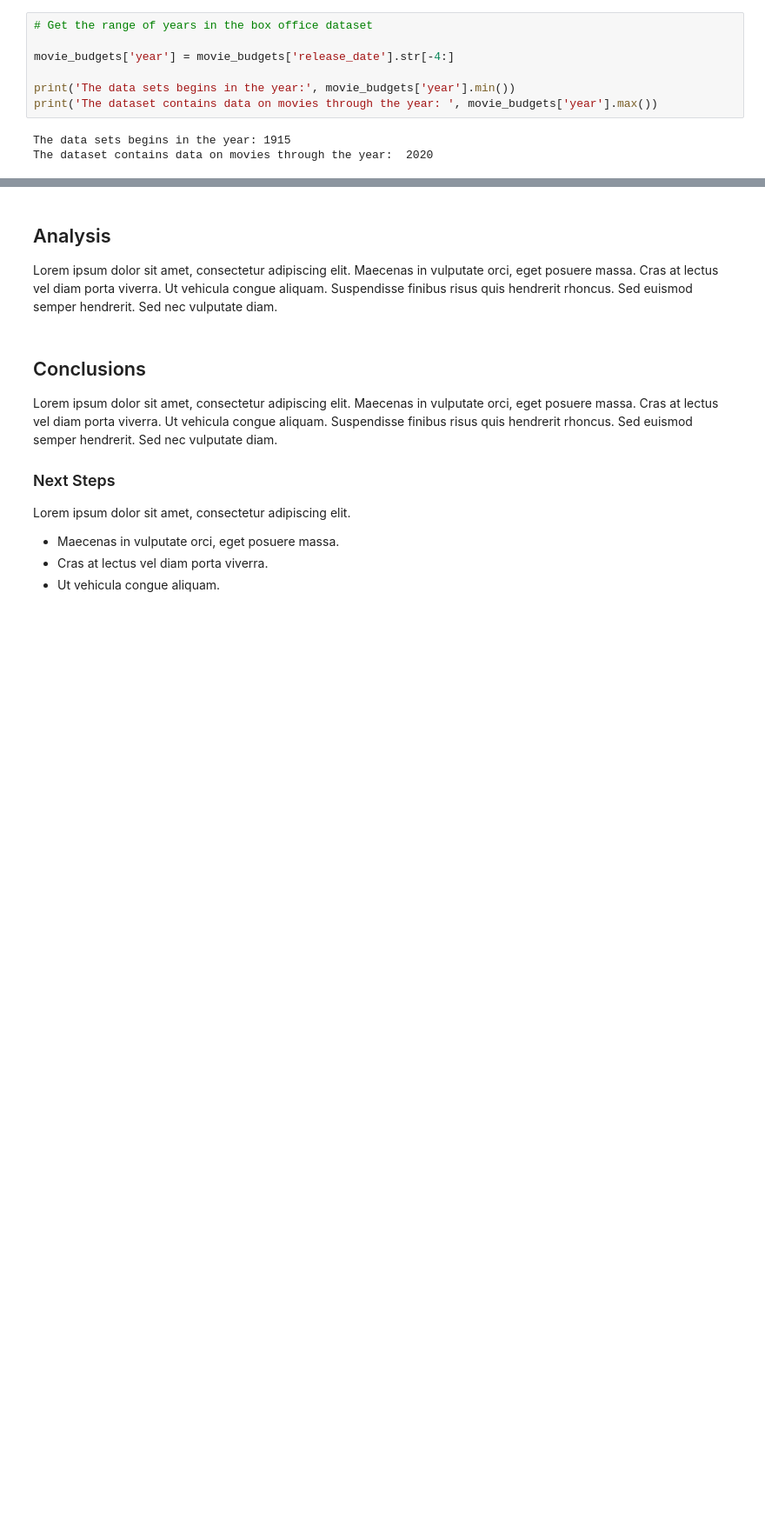
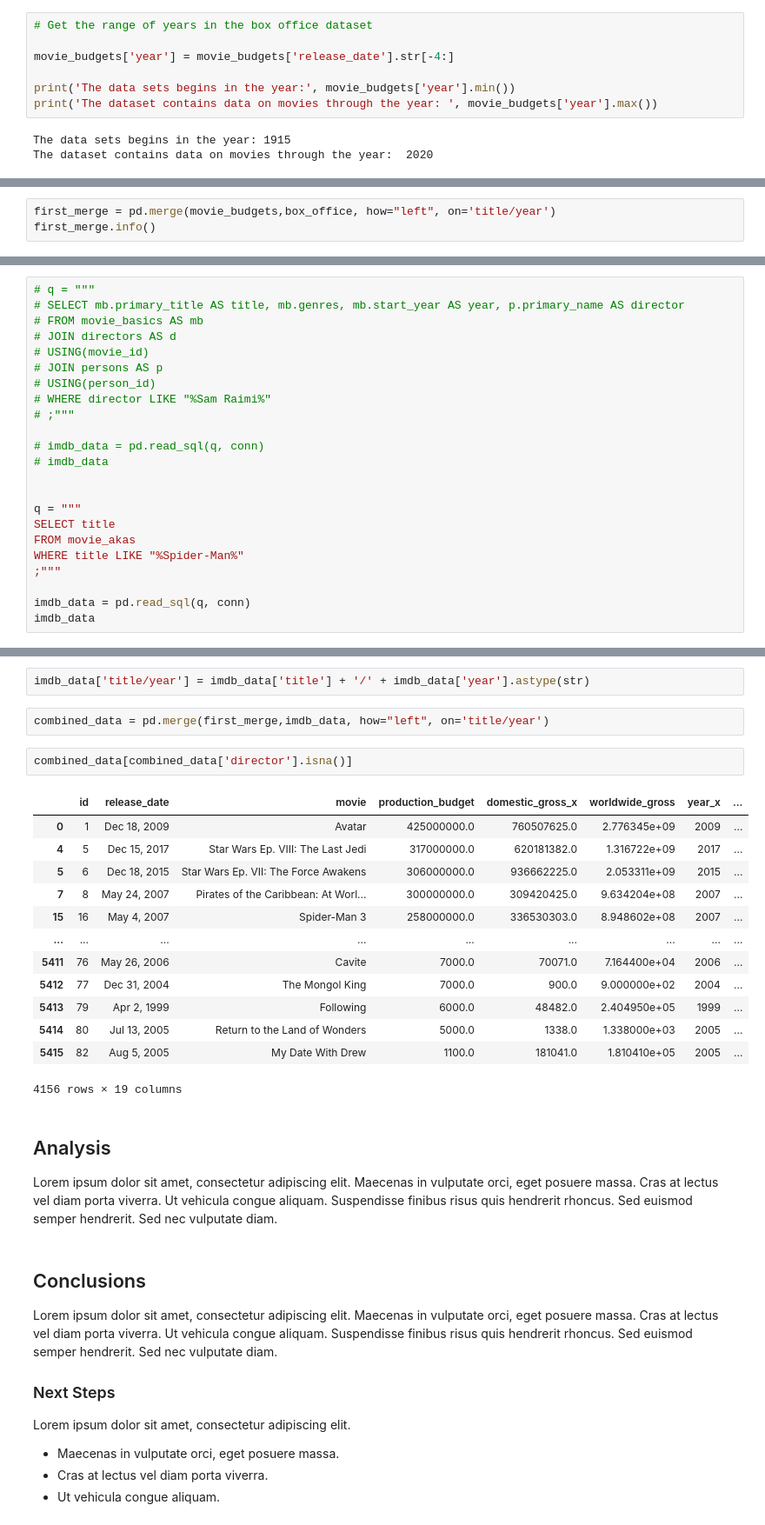
Before and after one commit to robertharrow/microsoft-movie-studio-analysis, a Jupyter notebook: microsoft_movie_studio_analysis.ipynb, the cells around one changed output, grey strips where cells are left out. Shown at 87% size. Drawn from its saved outputs; the diff is of its cells as text; blank space fills up the shorter version.

Commit message:
Completed first session of data cleaning

```diff
--- a/microsoft_movie_studio_analysis.ipynb
+++ b/microsoft_movie_studio_analysis.ipynb
@@ -161,0 +316,3 @@ Lorem ipsum dolor sit amet, consectetur adipiscing elit.
+# %%
+first_merge = pd.merge(movie_budgets,box_office, how="left", on='title/year')
+first_merge.info()
@@ -161,0 +339,23 @@ Lorem ipsum dolor sit amet, consectetur adipiscing elit.
+# %%
+# q = """
+# SELECT mb.primary_title AS title, mb.genres, mb.start_year AS year, p.primary_name AS director
+# FROM movie_basics AS mb
+# JOIN directors AS d
+# USING(movie_id)
+# JOIN persons AS p
+# USING(person_id)
+# WHERE director LIKE "%Sam Raimi%"
+# ;"""
+
+# imdb_data = pd.read_sql(q, conn)
+# imdb_data
+
+
+q = """
+SELECT title
+FROM movie_akas
+WHERE title LIKE "%Spider-Man%"
+;"""
+
+imdb_data = pd.read_sql(q, conn)
+imdb_data
@@ -162,3 +376,23 @@ Lorem ipsum dolor sit amet, consectetur adipiscing elit.
+# %%
+imdb_data['title/year'] = imdb_data['title'] + '/' + imdb_data['year'].astype(str)
+# %%
+combined_data = pd.merge(first_merge,imdb_data, how="left", on='title/year')
+# %%
+combined_data[combined_data['director'].isna()]
+# %% [output]
+|  | id | release_date | movie | production_budget | domestic_gross_x | worldwide_gross | year_x | ... |
+| 0 | 1 | Dec 18, 2009 | Avatar | 425000000.0 | 760507625.0 | 2.776345e+09 | 2009 | ... |
+| 4 | 5 | Dec 15, 2017 | Star Wars Ep. VIII: The Last Jedi | 317000000.0 | 620181382.0 | 1.316722e+09 | 2017 | ... |
+| 5 | 6 | Dec 18, 2015 | Star Wars Ep. VII: The Force Awakens | 306000000.0 | 936662225.0 | 2.053311e+09 | 2015 | ... |
+| 7 | 8 | May 24, 2007 | Pirates of the Caribbean: At Worl... | 300000000.0 | 309420425.0 | 9.634204e+08 | 2007 | ... |
+| 15 | 16 | May 4, 2007 | Spider-Man 3 | 258000000.0 | 336530303.0 | 8.948602e+08 | 2007 | ... |
+| ... | ... | ... | ... | ... | ... | ... | ... | ... |
+| 5411 | 76 | May 26, 2006 | Cavite | 7000.0 | 70071.0 | 7.164400e+04 | 2006 | ... |
+| 5412 | 77 | Dec 31, 2004 | The Mongol King | 7000.0 | 900.0 | 9.000000e+02 | 2004 | ... |
+| 5413 | 79 | Apr 2, 1999 | Following | 6000.0 | 48482.0 | 2.404950e+05 | 1999 | ... |
+| 5414 | 80 | Jul 13, 2005 | Return to the Land of Wonders | 5000.0 | 1338.0 | 1.338000e+03 | 2005 | ... |
+| 5415 | 82 | Aug 5, 2005 | My Date With Drew | 1100.0 | 181041.0 | 1.810410e+05 | 2005 | ... |
+4156 rows × 19 columns
 # %% [markdown]
 ## Analysis
 
```
Also changed, not shown: parts of 22 cells of this notebook.
